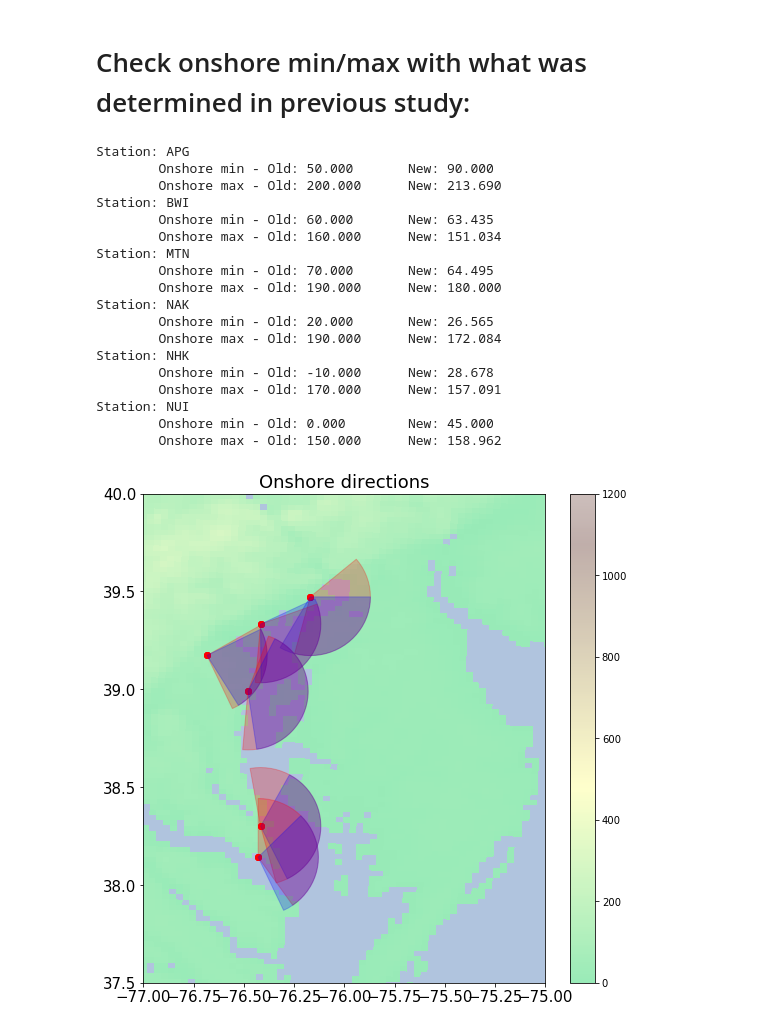
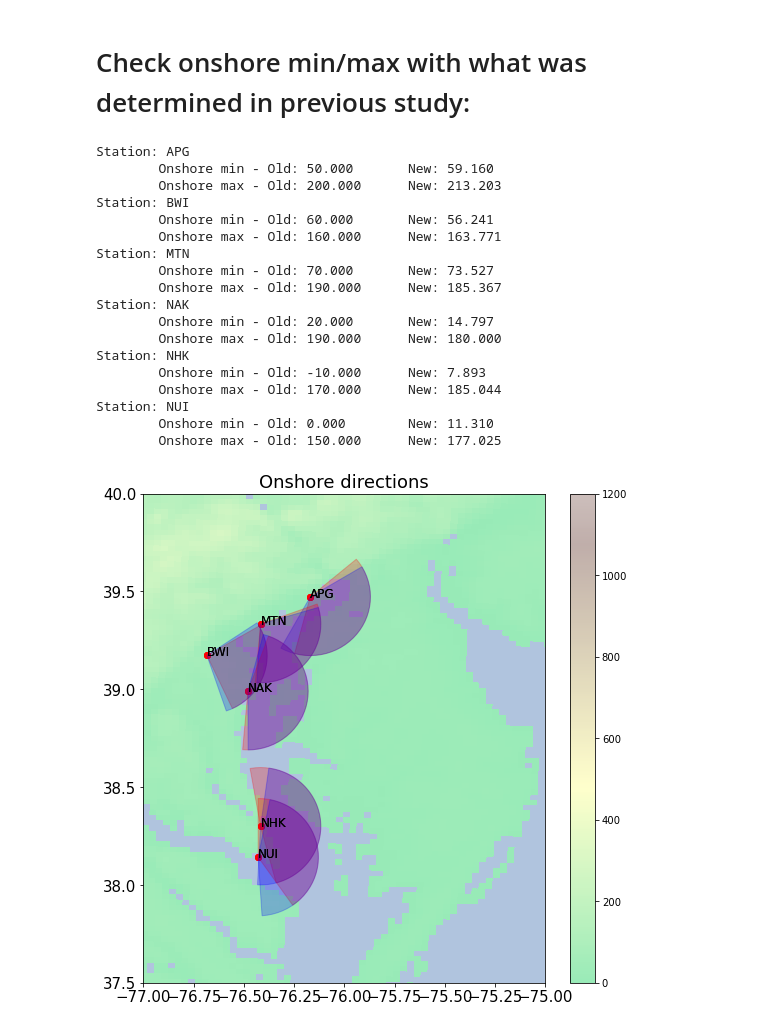
Before and after one commit to hawbecker/publications, a Jupyter notebook: Chesapeake/BayBreezeDetectionModel.ipynb, the cells around one changed output. Saved outputs shown, nothing was run; the diff lists cells and outputs as text; code cells hidden in the pictures.

```diff
--- a/Chesapeake/BayBreezeDetectionModel.ipynb
+++ b/Chesapeake/BayBreezeDetectionModel.ipynb
@@ -34,5 +32,6 @@ The autoreload extension is already loaded. To reload it, use:
 # %%
-wrf_dir    = '/glade/scratch/hawbecke/WRF/ATEC/Chesapeake/20190716to20190801/'
+#wrf_dir    = '/glade/scratch/hawbecke/WRF/ATEC/Chesapeake/20190716to20190801/'
+wrf_dir    = '/Users/hawbecke/Research/Chesapeake/Data/WRF/20190716to20190801/'
 
 restarts   = ['CBB_2019071518', 'CBB_2019071718', 'CBB_2019071918', 'CBB_2019072118',
               'CBB_2019072318', 'CBB_2019072518', 'CBB_2019072718', 'CBB_2019072918']
@@ -86,6 +99,7 @@ xy,yx = np.meshgrid(x,y)
 # Get obs for comparison:
 # %%
 obs_dir = '/glade/work/hawbecke/ATEC/Chesapeake/Data/Obs/'
+obs_dir = '/Users/hawbecke/Research/Chesapeake/Data/Obs/'
 awos_ds = xr.open_dataset('{}AWOS/AWOS_2019to2020.nc'.format(obs_dir))
 asos_ds = xr.open_dataset('{}ASOS/ASOS_2019to2020.nc'.format(obs_dir))
 apg_ds  = xr.open_dataset('{}APG/APG_data_2019.nc'.format(obs_dir))
@@ -98,3 +112,9 @@ inland_station_names = ['ADW', 'CBE', 'CGE', 'CGS', 'CJR', 'DCA',
                         'ESN', 'FDK', 'GAI', 'GED', 'HGR', 'IAD',
                         'ILG', 'MIV', 'MRB', 'OXB', 'PHL', 'SBY',
                         'W29', 'WAL']
+
+apg_stn_list = list(apg_ds.station.data)
+for ss,apg_stn in enumerate(apg_stn_list):
+    if apg_stn == 'PAA':
+        apg_stn_list[ss] = 'APG'
+apg_ds = apg_ds.assign_coords({'station': apg_stn_list})
@@ -403,44 +414,44 @@ for ss,stn in enumerate(near_shore_stations):
     plt.scatter(x,y,c='r')
     for rad in ['old','new']:
         if rad == 'old':
             pts  = np.arange(stn_ds.onshore_min.data,stn_ds.onshore_max.data,5.0)
             fill_c = 'r'
         else:
             pts  = np.arange(onshore_min[stn_j,stn_i],onshore_max[stn_j,stn_i],5.0)
             fill_c = 'b'
 
         npts = pts.size
         fill_x = [x]
         fill_y = [y]
         plt.scatter(x,y,c='r')
         for dd,wdir in enumerate(pts):
             d = 270.0 - wdir    # Convert met degrees to polar
             plt_dist = -0.3 # Met degrees are FROM dir... need negative distance!
             fill_x.append(x+plt_dist*np.cos(np.radians(d)))
             fill_y.append(y+plt_dist*np.sin(np.radians(d)))
 
         plt.fill(fill_x, fill_y,alpha=0.25,lw=None,color=fill_c,zorder=2)
-        plt.text
+        plt.text(x,y,stn,size=12)
 plt.xlim(-77.0,-75.0)
 plt.ylim(37.5,40.0)
 plt.show()
 # %% [output]
 Station: APG
-        Onshore min - Old: 50.000       New: 90.000
-        Onshore max - Old: 200.000      New: 213.690
+        Onshore min - Old: 50.000       New: 59.160
+        Onshore max - Old: 200.000      New: 213.203
 Station: BWI
-        Onshore min - Old: 60.000       New: 63.435
-        Onshore max - Old: 160.000      New: 151.034
+        Onshore min - Old: 60.000       New: 56.241
+        Onshore max - Old: 160.000      New: 163.771
 Station: MTN
-        Onshore min - Old: 70.000       New: 64.495
+        Onshore min - Old: 70.000       New: 73.527
+        Onshore max - Old: 190.000      New: 185.367
+Station: NAK
+        Onshore min - Old: 20.000       New: 14.797
         Onshore max - Old: 190.000      New: 180.000
-Station: NAK
-        Onshore min - Old: 20.000       New: 26.565
-        Onshore max - Old: 190.000      New: 172.084
 Station: NHK
-        Onshore min - Old: -10.000      New: 28.678
-        Onshore max - Old: 170.000      New: 157.091
+        Onshore min - Old: -10.000      New: 7.893
+        Onshore max - Old: 170.000      New: 185.044
 Station: NUI
-        Onshore min - Old: 0.000        New: 45.000
-        Onshore max - Old: 150.000      New: 158.962
+        Onshore min - Old: 0.000        New: 11.310
+        Onshore max - Old: 150.000      New: 177.025
-[figure, old version]
+[figure, new version]
```
Also changed, not shown: parts of 20 cells of this notebook.
